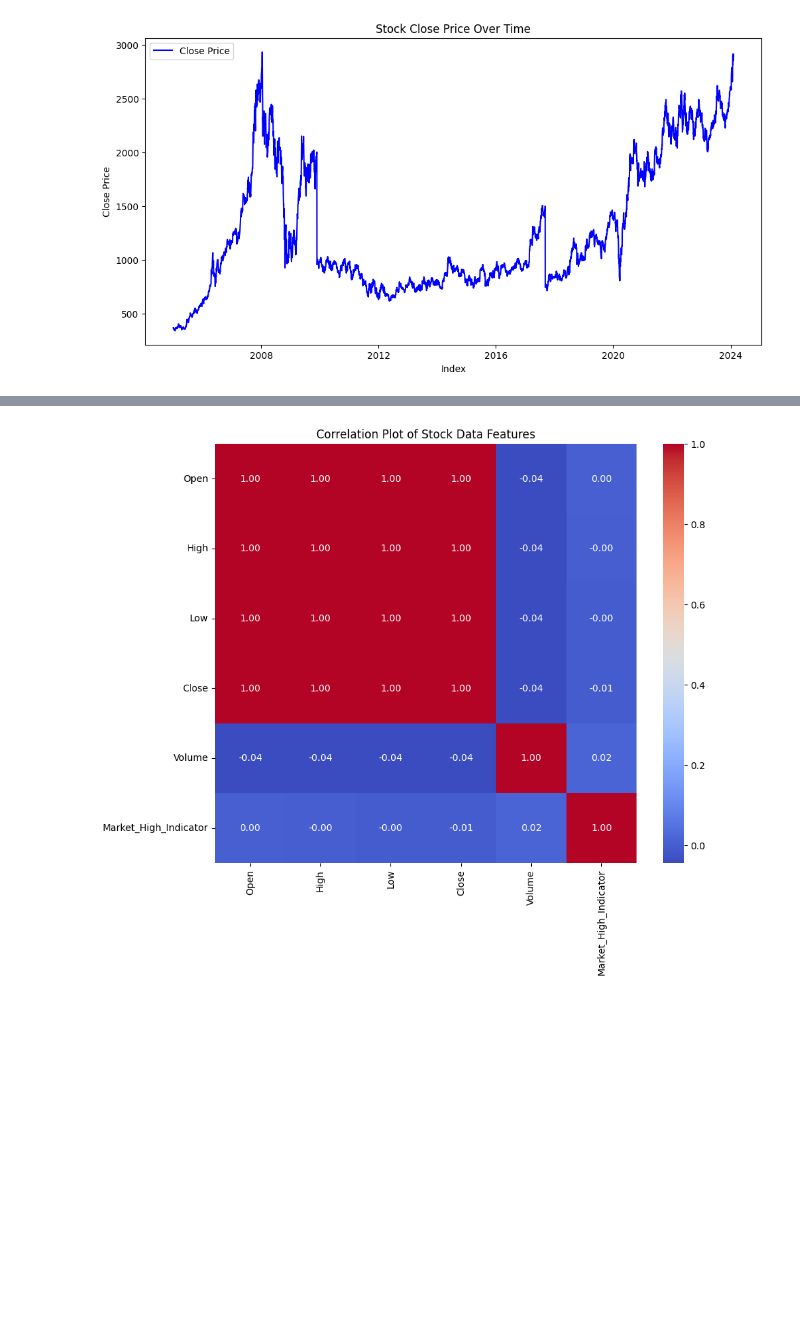
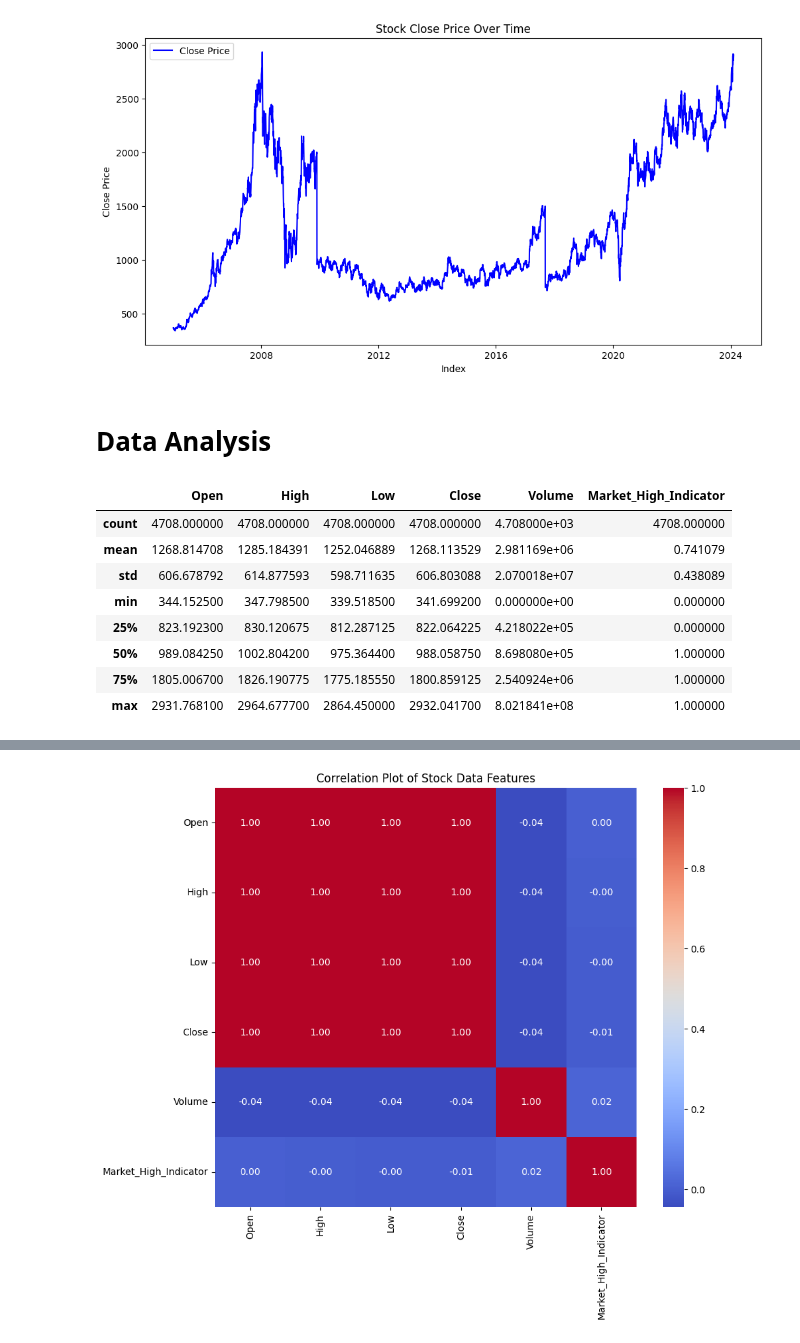
Before and after one commit to vatsbalar22/Stock-prediction-ML-DL-MLOps-Flask, a Jupyter notebook: colab_model.ipynb, the cells around one changed output, grey strips where cells are left out. Cells and saved outputs as stored; diff of their text form; code cells hidden in the pictures; blank space fills up the shorter version.

```diff
--- a/colab_model.ipynb
+++ b/colab_model.ipynb
@@ -72,3 +78,17 @@ plt.legend()
 plt.show()
 # %% [output]
 [figure]
+# %% [markdown]
+# Data Analysis
+# %%
+df.describe()
+# %% [output]
+|  | Open | High | Low | Close | Volume | Market_High_Indicator |
+| count | 4708.000000 | 4708.000000 | 4708.000000 | 4708.000000 | 4.708000e+03 | 4708.000000 |
+| mean | 1268.814708 | 1285.184391 | 1252.046889 | 1268.113529 | 2.981169e+06 | 0.741079 |
+| std | 606.678792 | 614.877593 | 598.711635 | 606.803088 | 2.070018e+07 | 0.438089 |
+| min | 344.152500 | 347.798500 | 339.518500 | 341.699200 | 0.000000e+00 | 0.000000 |
+| 25% | 823.192300 | 830.120675 | 812.287125 | 822.064225 | 4.218022e+05 | 0.000000 |
+| 50% | 989.084250 | 1002.804200 | 975.364400 | 988.058750 | 8.698080e+05 | 1.000000 |
+| 75% | 1805.006700 | 1826.190775 | 1775.185550 | 1800.859125 | 2.540924e+06 | 1.000000 |
+| max | 2931.768100 | 2964.677700 | 2864.450000 | 2932.041700 | 8.021841e+08 | 1.000000 |
```
Also changed, not shown: parts of 9 cells of this notebook.
